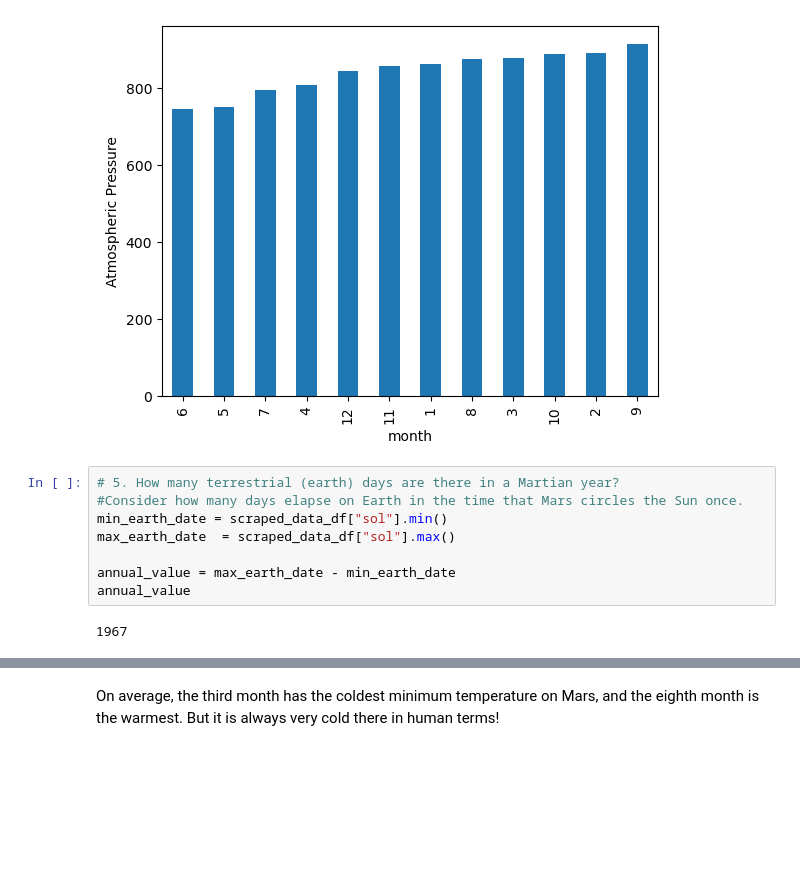
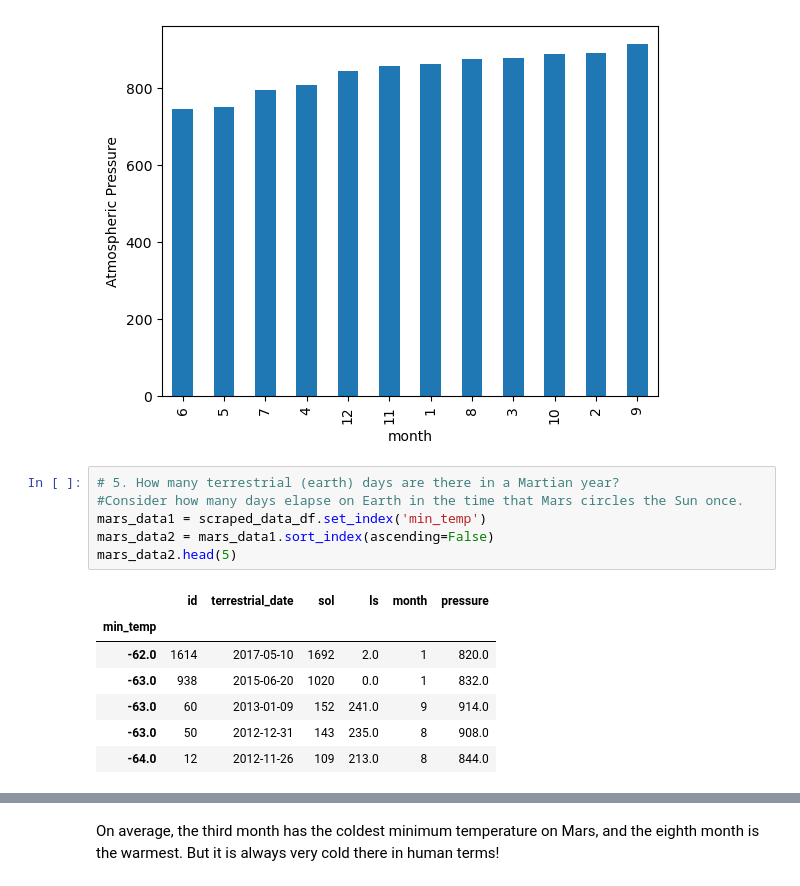
Before and after one commit to captainchicken2023/Data-Collection-Challenge, a Jupyter notebook: Files/part_2_mars_weather_FINAL.ipynb, the cells around one changed output, grey strips where cells are left out. Cells and saved outputs as stored; diff of their text form; blank space fills up the shorter version.

```diff
--- a/Files/part_2_mars_weather_FINAL.ipynb
+++ b/Files/part_2_mars_weather_FINAL.ipynb
@@ -238,10 +238,14 @@ plt.show()
 # %%
 # 5. How many terrestrial (earth) days are there in a Martian year?
 #Consider how many days elapse on Earth in the time that Mars circles the Sun once.
-min_earth_date = scraped_data_df["sol"].min()
-max_earth_date  = scraped_data_df["sol"].max()
-
-annual_value = max_earth_date - min_earth_date
-annual_value
+mars_data1 = scraped_data_df.set_index('min_temp')
+mars_data2 = mars_data1.sort_index(ascending=False)
+mars_data2.head(5)
 # %% [output]
-1967
+|  | id | terrestrial_date | sol | ls | month | pressure |
+| min_temp |  |  |  |  |  |  |
+| -62.0 | 1614 | 2017-05-10 | 1692 | 2.0 | 1 | 820.0 |
+| -63.0 | 938 | 2015-06-20 | 1020 | 0.0 | 1 | 832.0 |
+| -63.0 | 60 | 2013-01-09 | 152 | 241.0 | 9 | 914.0 |
+| -63.0 | 50 | 2012-12-31 | 143 | 235.0 | 8 | 908.0 |
+| -64.0 | 12 | 2012-11-26 | 109 | 213.0 | 8 | 844.0 |
```
Also changed, not shown: parts of 2 cells of this notebook, 1 other file.
